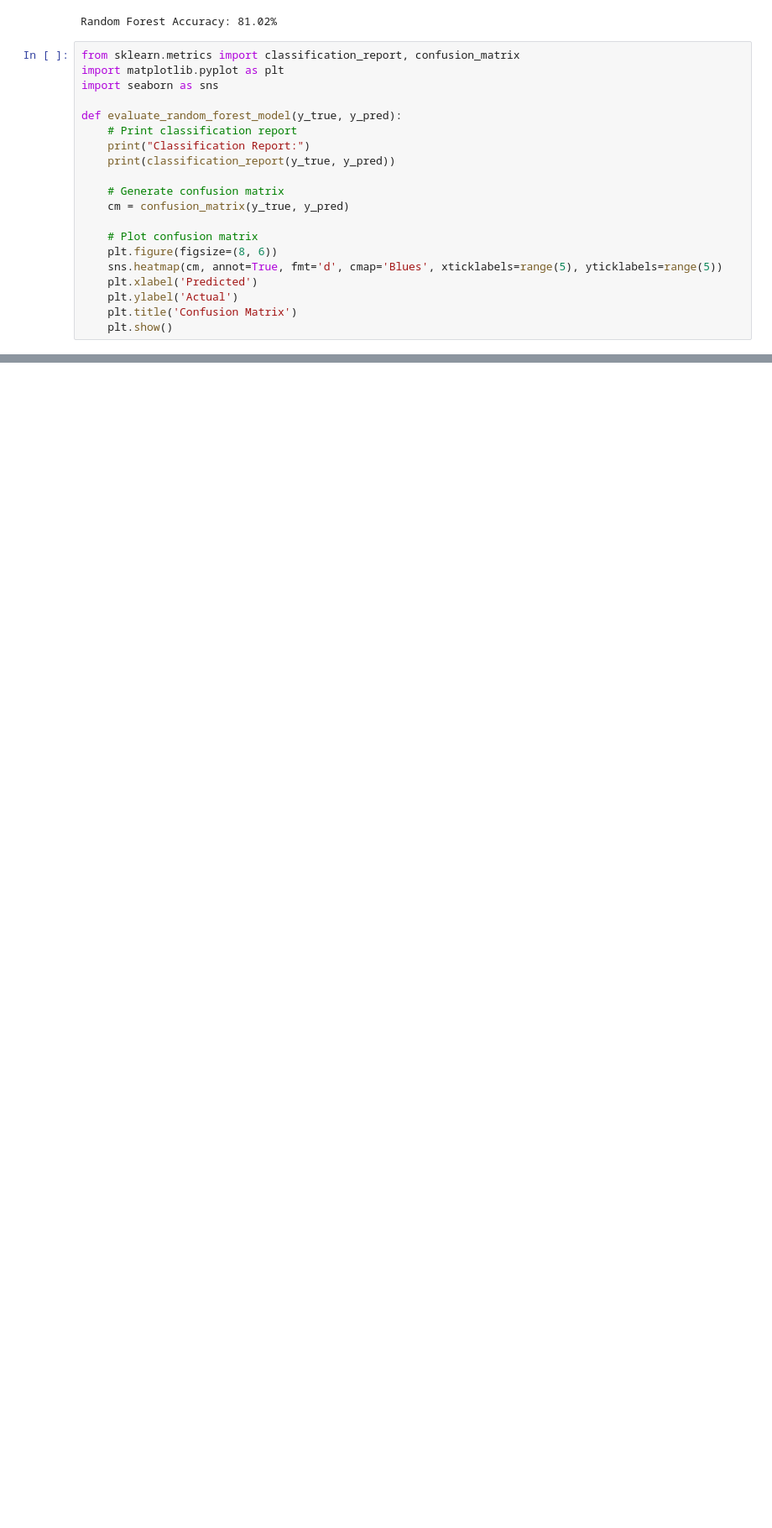
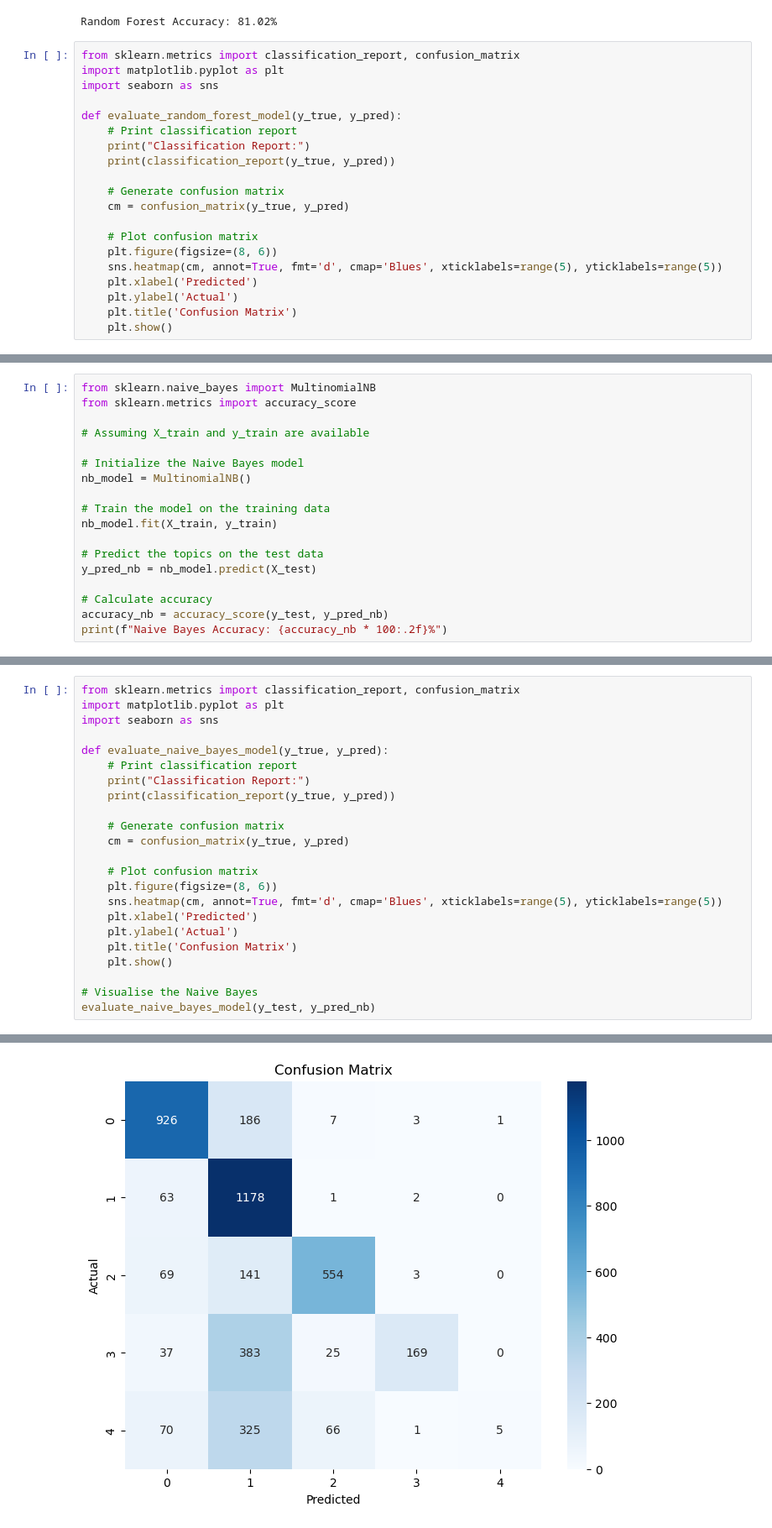
Before and after one commit to SIVASKANDAN-P/automatic_ticket_classification, a Jupyter notebook: Automatic_Ticket_Classification_Assignment.ipynb, the cells around one changed output, grey strips where cells are left out. Shown at 84% size. Saved outputs shown, nothing was run; the diff lists cells and outputs as text; blank space fills up the shorter version.

Commit message:
NB model

```diff
--- a/Automatic_Ticket_Classification_Assignment.ipynb
+++ b/Automatic_Ticket_Classification_Assignment.ipynb
@@ -1273,0 +1276,18 @@ weighted avg       0.82      0.81      0.80      4215
+# %%
+from sklearn.naive_bayes import MultinomialNB
+from sklearn.metrics import accuracy_score
+
+# Assuming X_train and y_train are available
+
+# Initialize the Naive Bayes model
+nb_model = MultinomialNB()
+
+# Train the model on the training data
+nb_model.fit(X_train, y_train)
+
+# Predict the topics on the test data
+y_pred_nb = nb_model.predict(X_test)
+
+# Calculate accuracy
+accuracy_nb = accuracy_score(y_test, y_pred_nb)
+print(f"Naive Bayes Accuracy: {accuracy_nb * 100:.2f}%")
@@ -1273,0 +1296,24 @@ weighted avg       0.82      0.81      0.80      4215
+# %%
+from sklearn.metrics import classification_report, confusion_matrix
+import matplotlib.pyplot as plt
+import seaborn as sns
+
+def evaluate_naive_bayes_model(y_true, y_pred):
+    # Print classification report
+    print("Classification Report:")
+    print(classification_report(y_true, y_pred))
+
+    # Generate confusion matrix
+    cm = confusion_matrix(y_true, y_pred)
+
+    # Plot confusion matrix
+    plt.figure(figsize=(8, 6))
+    sns.heatmap(cm, annot=True, fmt='d', cmap='Blues', xticklabels=range(5), yticklabels=range(5))
+    plt.xlabel('Predicted')
+    plt.ylabel('Actual')
+    plt.title('Confusion Matrix')
+    plt.show()
+
+# Visualise the Naive Bayes
+evaluate_naive_bayes_model(y_test, y_pred_nb)
+# %% [output]
@@ -1273,0 +1332 @@ weighted avg       0.82      0.81      0.80      4215
+[figure, added]
```
Also changed, not shown: parts of 3 cells of this notebook.
